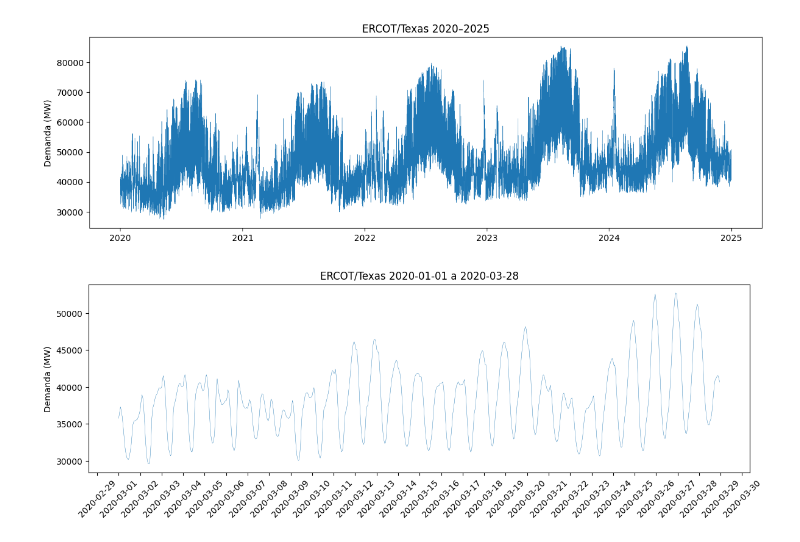
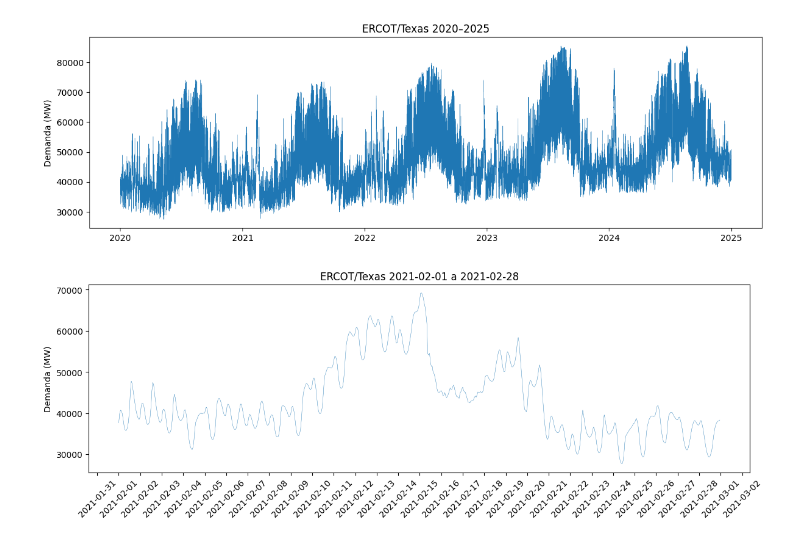
Before and after one commit to Arvo27/Electricity-Demand-Forecasting-Numerical-Methods-vs-Neural-Networks, a Jupyter notebook: Electricity_Demand.ipynb, the cells around one changed output. Saved outputs shown, nothing was run; the diff lists cells and outputs as text; code cells hidden in the pictures.

```diff
--- a/Electricity_Demand.ipynb
+++ b/Electricity_Demand.ipynb
@@ -70,19 +71,19 @@ plt.show()
 # %%
 
 # Acercarse a las dos semanas con hora y todos los dias completos
-sub = df.loc['2020-03-01':'2020-03-28', 'cleaned demand (MW)']
+sub = df.loc['2021-02-01':'2021-02-28', 'cleaned demand (MW)']
 plt.figure(figsize=(14,4))
 plt.plot(sub.index, sub.values, linewidth=0.3)
 plt.ylabel('Demanda (MW)')
-plt.title('ERCOT/Texas 2020-01-01 a 2020-03-28')
+plt.title('ERCOT/Texas 2021-02-01 a 2021-02-28')
 
 plt.gca().xaxis.set_major_locator(mdates.DayLocator())
 plt.gca().xaxis.set_major_formatter(mdates.DateFormatter('%Y-%m-%d'))
 plt.xticks(rotation=45)
 
 plt.show()
 # %% [output]
-[figure, old version]
+[figure, new version]
 # %% [markdown]
 # Ciclos Observados
 
```
Also changed, not shown: parts of 3 cells of this notebook.
